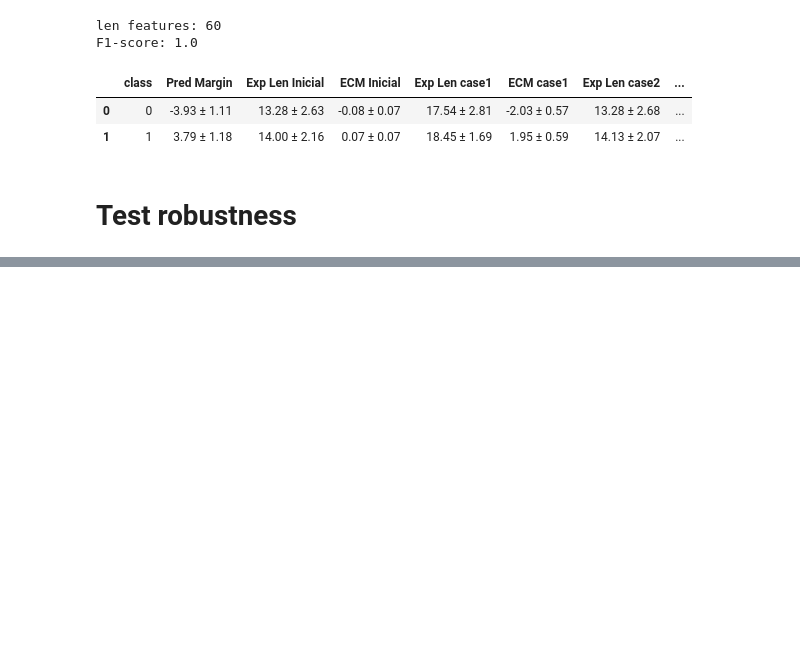
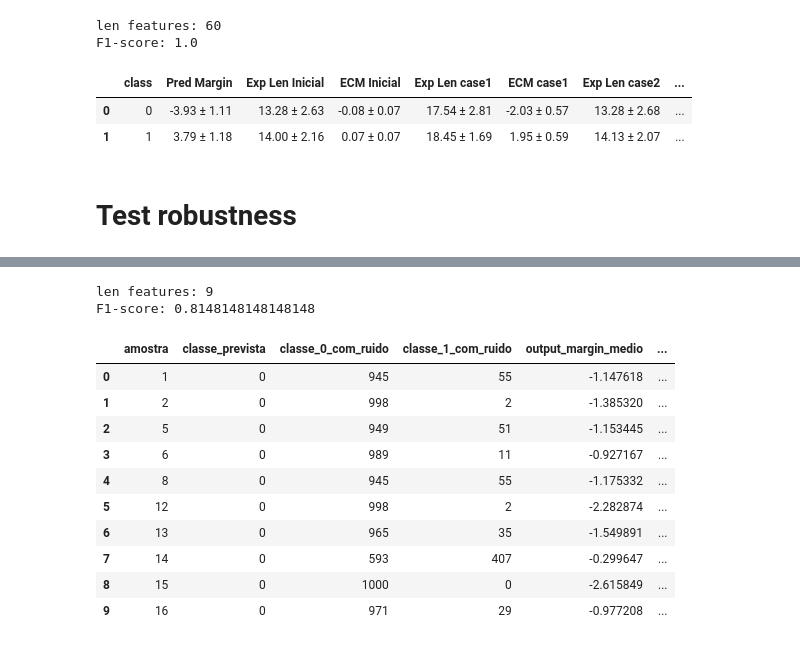
Before and after one commit to LogicExplainML-LEML/LogicExplainML, a Jupyter notebook: result_data/model_notebook.ipynb, the cells around one changed output, grey strips where cells are left out. Saved outputs shown, nothing was run; the diff lists cells and outputs as text; code cells hidden in the pictures; blank space fills up the shorter version.

```diff
--- a/result_data/model_notebook.ipynb
+++ b/result_data/model_notebook.ipynb
@@ -712,0 +727,17 @@ Predições com ruído: [1.0, 5.0, 3.0, 2.0, 3.0, 3.0, 4.0, 3.0, 2.0, 3.0]
+# %%
+results_df = get_robustness_results_n("saheart", 10, 1000, target_class=0, mult_margin=0.5, n_estimators=30, max_depth=3, noise_level=0.1)
+results_df
+# %% [output]
+len features: 9
+F1-score: 0.8148148148148148
+|  | amostra | classe_prevista | classe_0_com_ruido | classe_1_com_ruido | output_margin_medio | ... |
+| 0 | 1 | 0 | 945 | 55 | -1.147618 | ... |
+| 1 | 2 | 0 | 998 | 2 | -1.385320 | ... |
+| 2 | 5 | 0 | 949 | 51 | -1.153445 | ... |
+| 3 | 6 | 0 | 989 | 11 | -0.927167 | ... |
+| 4 | 8 | 0 | 945 | 55 | -1.175332 | ... |
+| 5 | 12 | 0 | 998 | 2 | -2.282874 | ... |
+| 6 | 13 | 0 | 965 | 35 | -1.549891 | ... |
+| 7 | 14 | 0 | 593 | 407 | -0.299647 | ... |
+| 8 | 15 | 0 | 1000 | 0 | -2.615849 | ... |
+| 9 | 16 | 0 | 971 | 29 | -0.977208 | ... |
```
Also changed, not shown: parts of 3 cells of this notebook.
